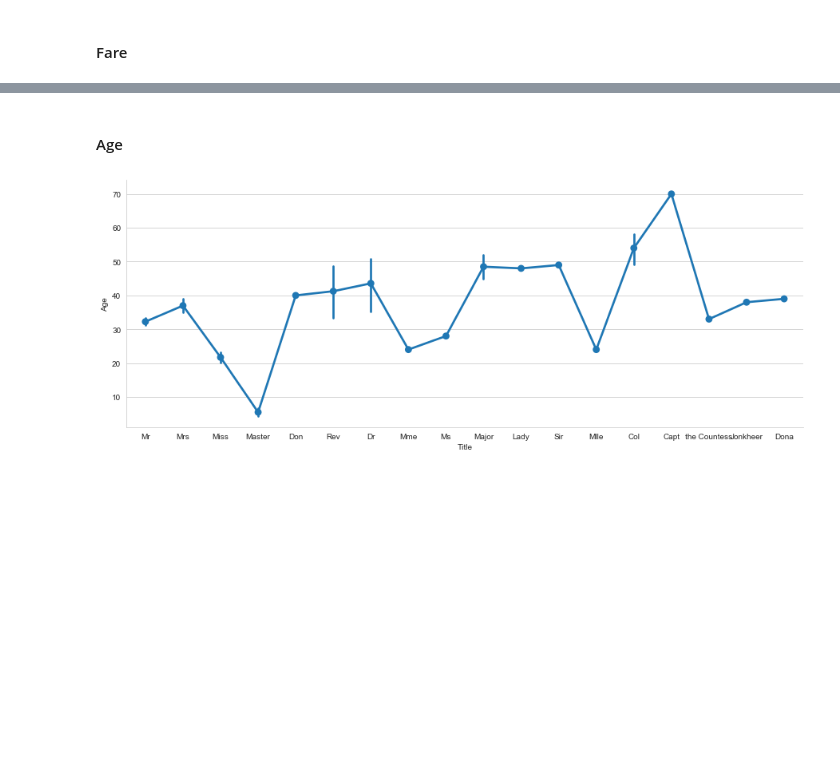
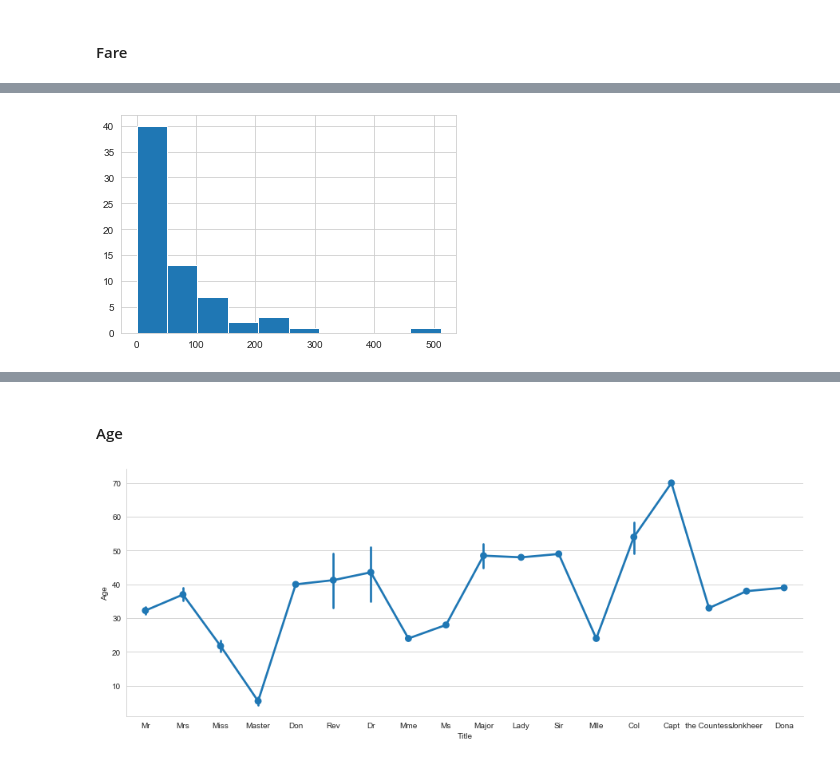
Before and after one commit to do2blehelix/kaggle, a Jupyter notebook: titanic/Pytanic.ipynb, the cells around one changed output, grey strips where cells are left out. Drawn from its saved outputs; the diff is of its cells as text; code cells hidden in the pictures; blank space fills up the shorter version.

```diff
--- a/titanic/Pytanic.ipynb
+++ b/titanic/Pytanic.ipynb
@@ -269,0 +361,8 @@ dtype: int64
+# %%
+# breakdown the Ticket and find Strings in them
+# df[['Ticketa','Ticketb','Ticketc']] = df.Ticket.str.rsplit(' ', n=2, expand=True)  :: does not work
+
+split_tickets = df['Ticket'].str.rsplit(n=1)
+prefixes = [sp[0] if len(sp) == 2 else '' for sp in split_tickets]
+df['TicketID'] = prefixes
+df.head()
@@ -325,5 +390,0 @@ df['Title_Flag'] = df['Title'].apply(lambda x: title_replace.get(x))
-# %%
-# Gathering Name Length and dropping Name
-
-df['NameLen'] = df['Name'].apply(lambda x: len(x))
-df.drop(['Name'], axis=1, inplace=True)
@@ -397,0 +491,6 @@ Name: CabinID, dtype: int64
+# %%
+# Taking the 66 Passengers from 1st Class, but missing Cabins and checking the Fares
+
+df[(df['Pclass'] == 1) & (df['CabinID'] == 'X')].Fare.hist();    # Check Distribution of Fares
+# %% [output]
+[figure, added]
```
Also changed, not shown: parts of 137 cells of this notebook, 5 other files.
